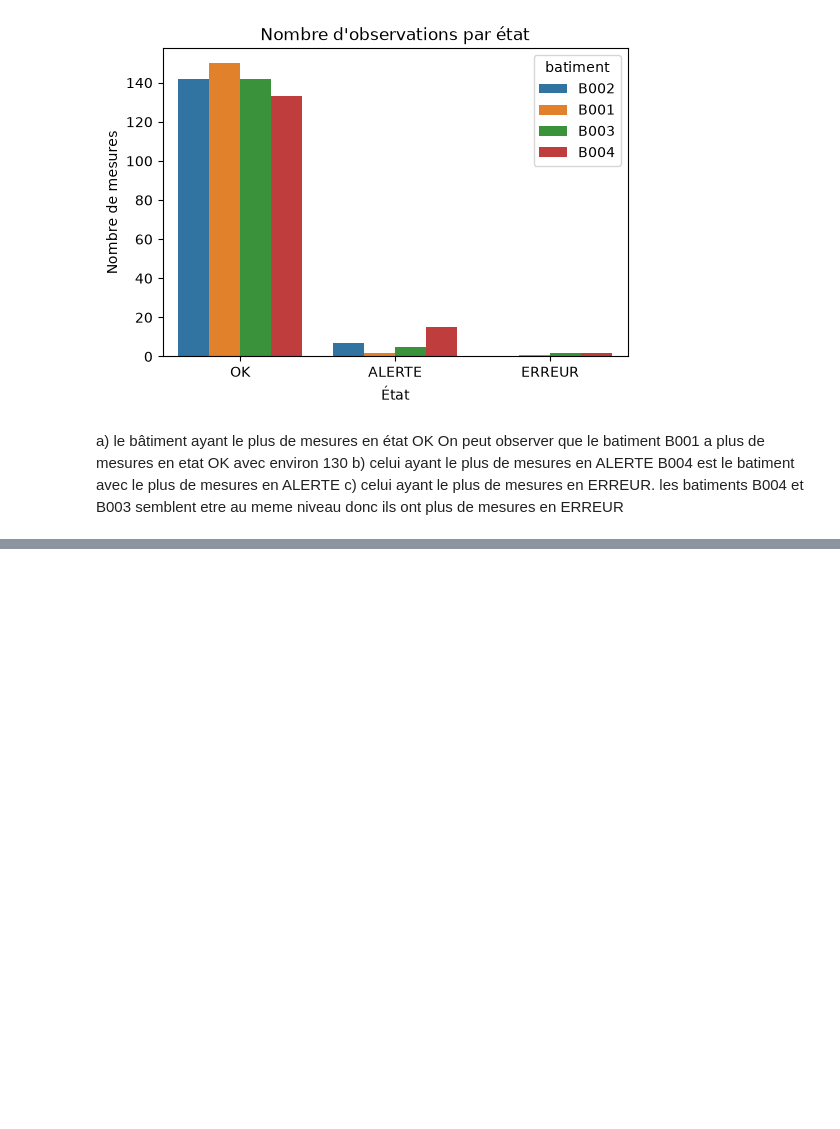
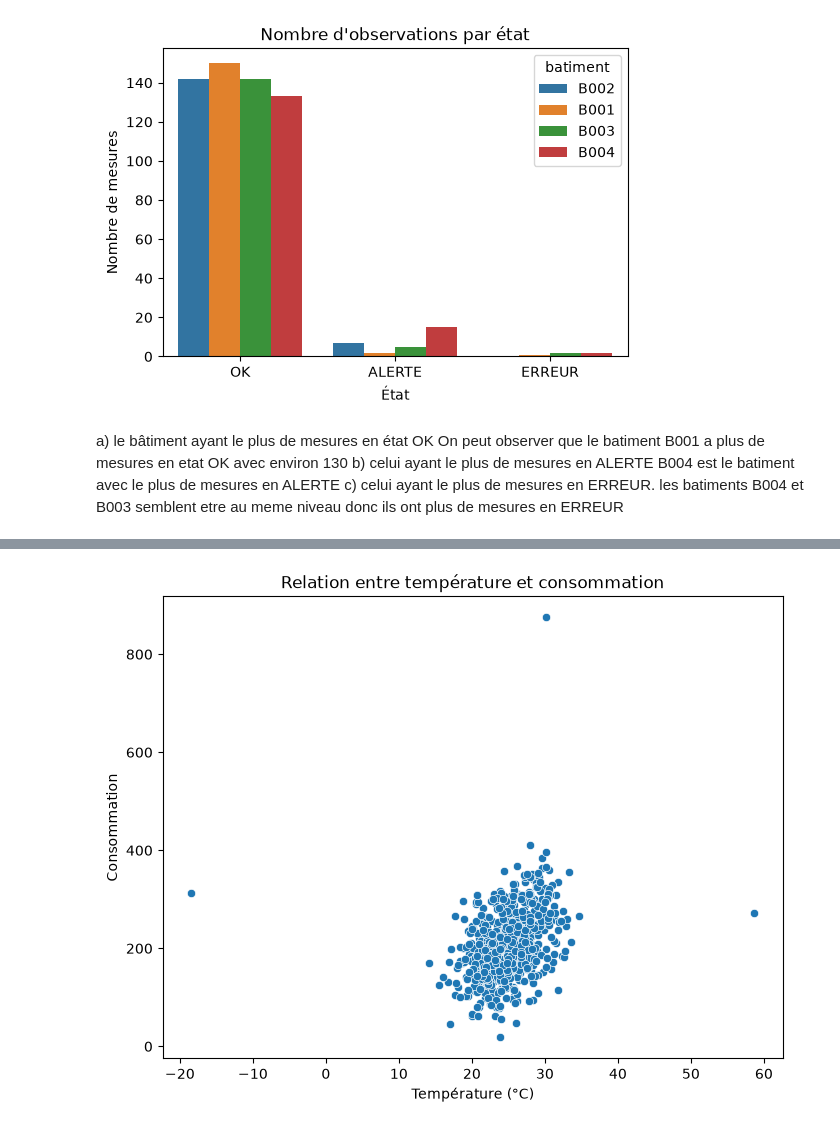
Before and after one commit to Atou-D10/atelier_seaborn_iot, a Jupyter notebook: notebooks/atelier_seaborn_iot.ipynb, the cells around one changed output, grey strips where cells are left out. Cells and saved outputs as stored; diff of their text form; code cells hidden in the pictures; blank space fills up the shorter version.

Commit message:
Partie 6 (1): visualisation de la relation entre consommation et temperature

```diff
--- a/notebooks/atelier_seaborn_iot.ipynb
+++ b/notebooks/atelier_seaborn_iot.ipynb
@@ -318,0 +323,15 @@ c) celui ayant le plus de mesures en ERREUR.
+# %%
+#On observe un nuage de points assez dense entre 15°C et 35°C, avec une legere
+#tendance : la consommation semble augmenter un peu avec la temperature, mais la
+#relation n'est pas tres nette (le nuage est assez disperse). On retrouve aussi
+#les deux valeurs extremes deja identifiees (-18°C et 58°C), qui sont isolees
+#u reste du nuage de points.
+
+plt.figure(figsize=(8, 6))
+sns.scatterplot(data=df, x="temperature", y="consommation")
+plt.title("Relation entre température et consommation")
+plt.xlabel("Température (°C)")
+plt.ylabel("Consommation")
+plt.show()
+# %% [output]
+[figure, added]
```
Also changed, not shown: parts of 1 cell of this notebook.
